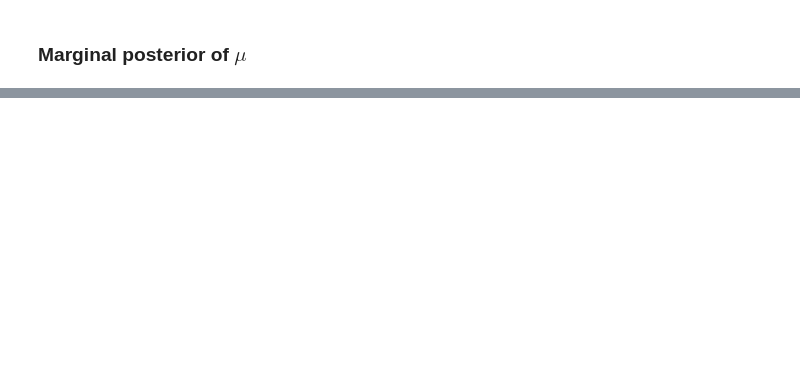
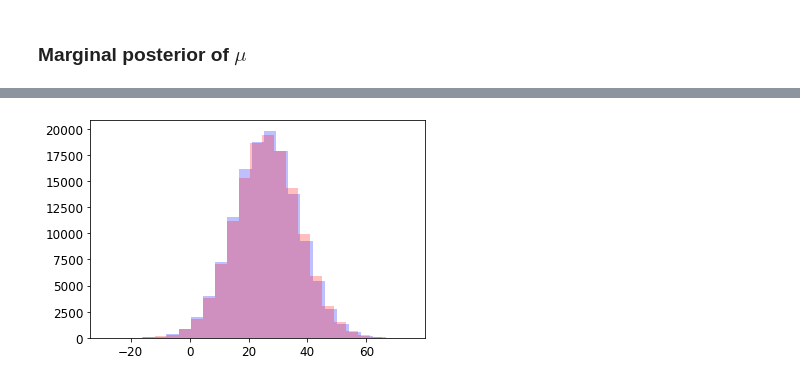
Before and after one commit to maw501/BDA3-python-demos, a Jupyter notebook: demos_ch6/demo6_3.ipynb, the cells around one changed output, grey strips where cells are left out. Saved outputs shown, nothing was run; the diff lists cells and outputs as text; code cells hidden in the pictures; blank space fills up the shorter version.

```diff
--- a/demos_ch6/demo6_3.ipynb
+++ b/demos_ch6/demo6_3.ipynb
@@ -84,3 +97,8 @@ replicates_sorted = np.sort(replicates)
 replicates_6 = replicates_sorted[:, 5]
 replicates_61 = replicates_sorted[:, 60]
 Tyr = np.abs(replicates_61 - mu_post) - np.abs(replicates_6 - mu_post)
+# %%
+plt.hist(replicates.reshape(-1), bins=25, alpha=0.25, color="blue");
+plt.hist(replicates1.reshape(-1), bins=25, alpha=0.25, color="red");
+# %% [output]
+[figure, added]
```
Also changed, not shown: parts of 16 cells of this notebook.
